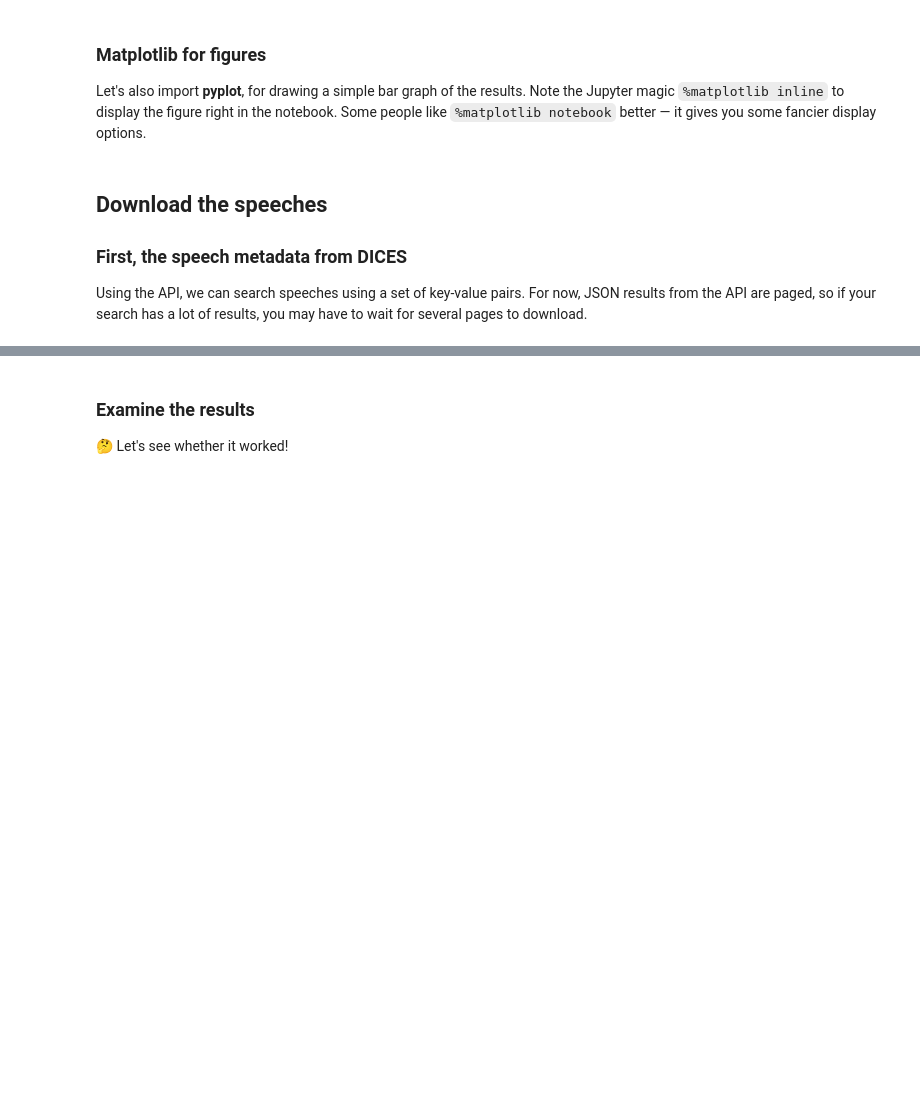
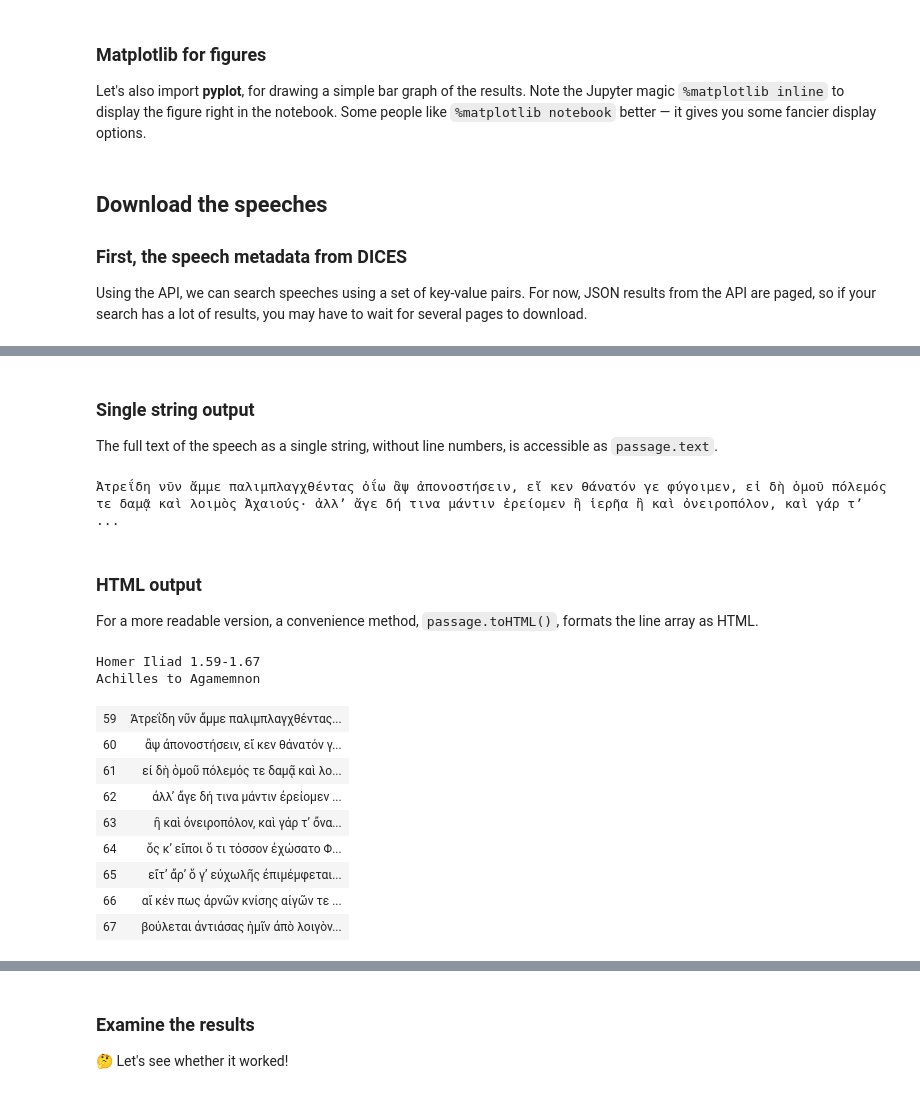
Before and after one commit to cwf2/dices-examples, a Jupyter notebook: Ex_03 - Text.ipynb, the cells around one changed output, grey strips where cells are left out. Cells and saved outputs as stored; diff of their text form; code cells hidden in the pictures; blank space fills up the shorter version.

Commit message:
update Ex_03 to reflect changes to text.py

```diff
--- a/Ex_03 - Text.ipynb
+++ b/Ex_03 - Text.ipynb
@@ -14,7 +14,4 @@ Let's say we want to know how many words Achilles speaks to each of his interloc
 First step is to instantiate a connection to the DICES api.
 # %%
 from dicesapi import DicesAPI
-from dicesapi.jupyter import NotebookPBar
-api = DicesAPI(
-    progress_class=NotebookPBar,
-    logfile='dices.log')
+api = DicesAPI()
@@ -39,7 +37,7 @@ from matplotlib import pyplot as plt
 
 Using the API, we can search speeches using a set of key-value pairs. For now, JSON results from the API are paged, so if your search has a lot of results, you may have to wait for several pages to download.
 # %%
-speeches = api.getSpeeches(spkr_name='Achilles', work_title='Iliad', progress=True)
+speeches = api.getSpeeches(spkr_name='Achilles', work_title='Iliad')
 # %% [markdown]
 ### Next, the text of the speeches from Perseus
 
@@ -77,0 +128,27 @@ for s in speeches:
+# %% [markdown]
+### Single string output
+
+The full text of the speech as a single string, without line numbers, is accessible as `passage.text`.
+# %%
+print(speeches[0].passage.text)
+# %% [output]
+Ἀτρεΐδη νῦν ἄμμε παλιμπλαγχθέντας ὀΐω ἂψ ἀπονοστήσειν, εἴ κεν θάνατόν γε φύγοιμεν, εἰ δὴ ὁμοῦ πόλεμός τε δαμᾷ καὶ λοιμὸς Ἀχαιούς· ἀλλʼ ἄγε δή τινα μάντιν ἐρείομεν ἢ ἱερῆα ἢ καὶ ὀνειροπόλον, καὶ γάρ τʼ ...
+# %% [markdown]
+### HTML output
+
+For a more readable version, a convenience method, `passage.toHTML()`, formats the line array as HTML.
+# %%
+from IPython.display import HTML
+display(HTML(speeches[0].passage.toHTML()))
+# %% [output]
+Homer Iliad 1.59-1.67
+Achilles to Agamemnon
+| 59 | Ἀτρεΐδη νῦν ἄμμε παλιμπλαγχθέντας... |
+| 60 | ἂψ ἀπονοστήσειν, εἴ κεν θάνατόν γ... |
+| 61 | εἰ δὴ ὁμοῦ πόλεμός τε δαμᾷ καὶ λο... |
+| 62 | ἀλλʼ ἄγε δή τινα μάντιν ἐρείομεν ... |
+| 63 | ἢ καὶ ὀνειροπόλον, καὶ γάρ τʼ ὄνα... |
+| 64 | ὅς κʼ εἴποι ὅ τι τόσσον ἐχώσατο Φ... |
+| 65 | εἴτʼ ἄρʼ ὅ γʼ εὐχωλῆς ἐπιμέμφεται... |
+| 66 | αἴ κέν πως ἀρνῶν κνίσης αἰγῶν τε ... |
+| 67 | βούλεται ἀντιάσας ἡμῖν ἀπὸ λοιγὸν... |
```
Also changed, not shown: parts of 32 cells of this notebook, 1 other file.
